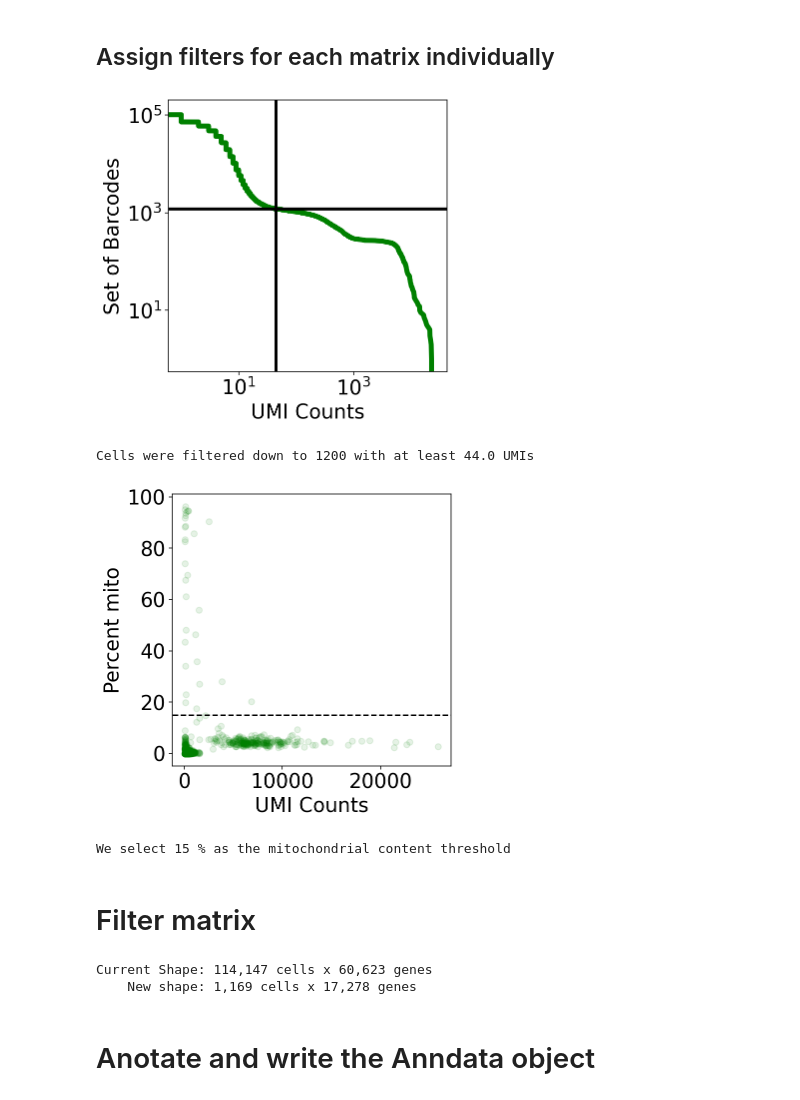
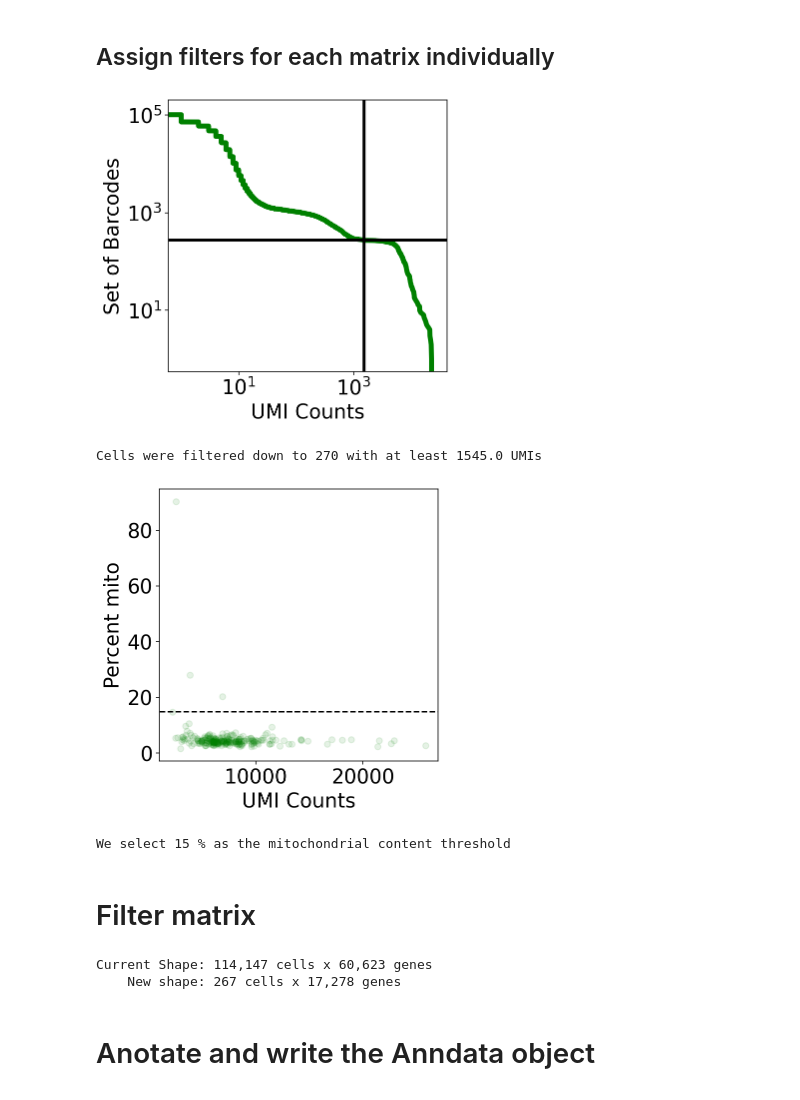
Before and after one commit to agalvezm/ACE2_scRNAseq, a Jupyter notebook: notebooks_countmatrices/GSE104600_GSM2803967.ipynb, the cells around one changed output. Saved outputs shown, nothing was run; the diff lists cells and outputs as text; code cells hidden in the pictures.

```diff
--- a/notebooks_countmatrices/GSE104600_GSM2803967.ipynb
+++ b/notebooks_countmatrices/GSE104600_GSM2803967.ipynb
@@ -311,7 +317,7 @@ gene_threshold = 3
 mito_criteria = 30
 # %%
 
-expected_num_cells = 1200#@param {type:"integer"}
+expected_num_cells = 270#@param {type:"integer"}
 knee = np.sort(nd(results[sample_id[i]].X.sum(axis=1)))[::-1]
 
 fig, ax = plt.subplots(figsize=(5, 5))
@@ -331,36 +337,36 @@ plt.show()
 
 cell_threshold = knee[expected_num_cells]
 
 results["cell_threshold" + sample_id[samp_n]] = knee[expected_num_cells]
 
 print ("Cells were filtered down to " + str(expected_num_cells) + " with at least " + str(cell_threshold) + " UMIs")
 
 
 mito_criteria = 15#@param {type:"integer"}
 results["mito_criteria" + sample_id[samp_n]] = mito_criteria
 
 fig, ax = plt.subplots(figsize=(5,5))
 
 
 x = nd(results[sample_id[i]].obs["cell_counts"][results[sample_id[i]].obs["cell_counts"] > cell_threshold])
 y = nd(results[sample_id[i]].obs["percent_mito"][results[sample_id[i]].obs["cell_counts"] > cell_threshold])
 
 ax.scatter(x, y, color="green", alpha=0.1)
 
 ax.axhline(y=mito_criteria, linestyle="--", color="k")
 
 
 ax.set_xlabel("UMI Counts")
 ax.set_ylabel("Percent mito")
 
 
 plt.show()
 
 print("We select " + str(mito_criteria) + " % as the mitochondrial content threshold")
 # %% [output]
-[figure, old version]
+[figure, new version]
-Cells were filtered down to 1200 with at least 44.0 UMIs
+Cells were filtered down to 270 with at least 1545.0 UMIs
-[figure, old version]
+[figure, new version]
 We select 15 % as the mitochondrial content threshold
 # %% [markdown]
 # Filter matrix
@@ -378,7 +384,7 @@ for i in range(number_of_samples):
   results["data_" + sample_id[i]] = results[sample_id[i]][cell_mask, gene_mask]
 # %% [output]
 Current Shape: 114,147 cells x 60,623 genes
-    New shape: 1,169 cells x 17,278 genes
+    New shape: 267 cells x 17,278 genes
 # %% [markdown]
 # Anotate and write the Anndata object
 # %%
```
Also changed, not shown: parts of 8 cells of this notebook.
